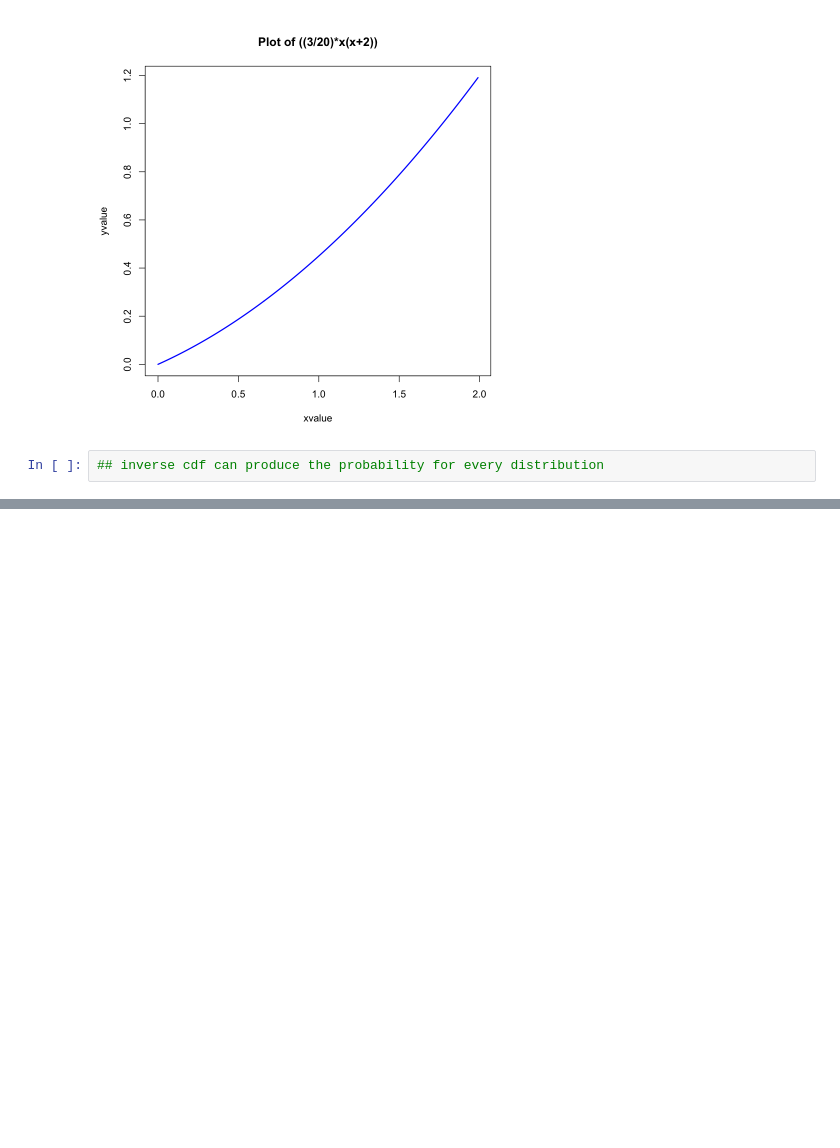
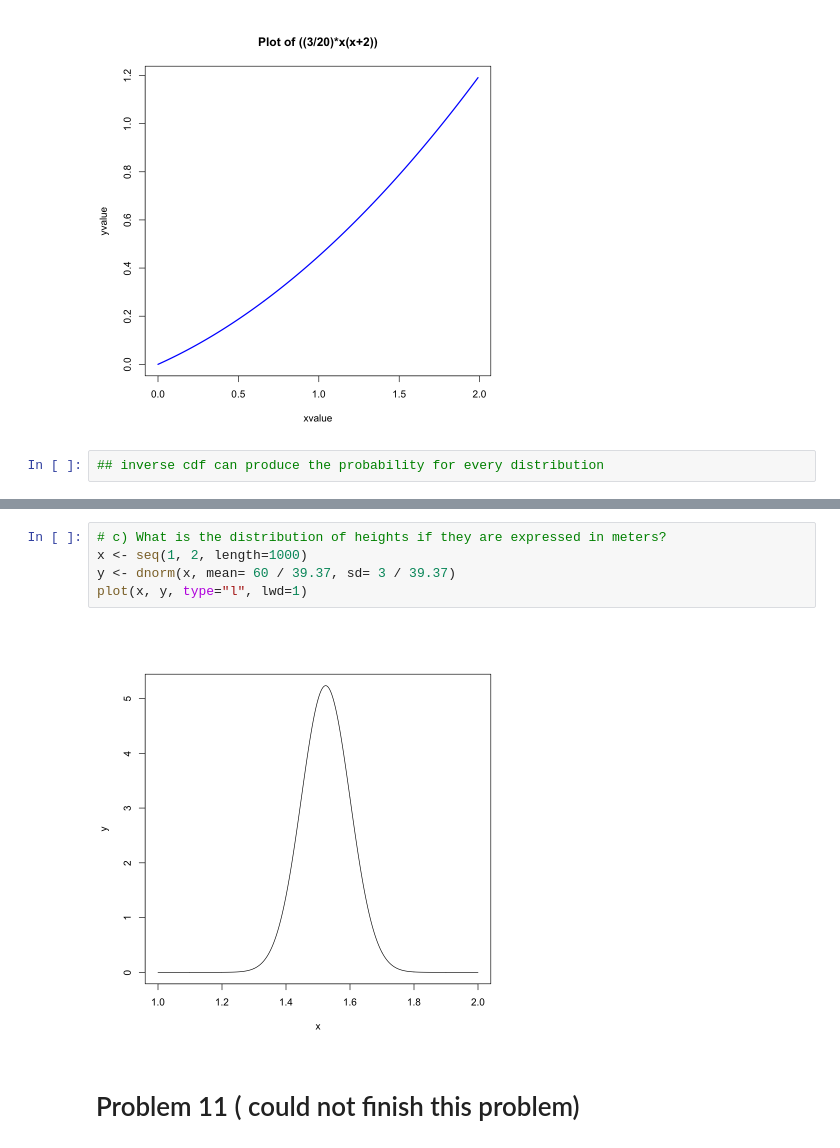
Before and after one commit to valazeinali/Dartmouth, a Jupyter notebook: Fall 2020/Biostats 1/Problem Set 1.ipynb, the cells around one changed output, grey strips where cells are left out. Saved outputs shown, nothing was run; the diff lists cells and outputs as text; blank space fills up the shorter version.

```diff
--- a/Fall 2020/Biostats 1/Problem Set 1.ipynb
+++ b/Fall 2020/Biostats 1/Problem Set 1.ipynb
@@ -367,0 +445,9 @@ curve(((3/20)*x*(x+2)), from=0, to=1.99, n=300, xlab="xvalue", ylab="yvalue",
+# %%
+# c) What is the distribution of heights if they are expressed in meters?
+x <- seq(1, 2, length=1000)
+y <- dnorm(x, mean= 60 / 39.37, sd= 3 / 39.37)
+plot(x, y, type="l", lwd=1)
+# %% [output]
+[figure, added]
+# %% [markdown]
+# Problem 11 ( could not finish this problem)
```
Also changed, not shown: parts of 12 cells of this notebook.
